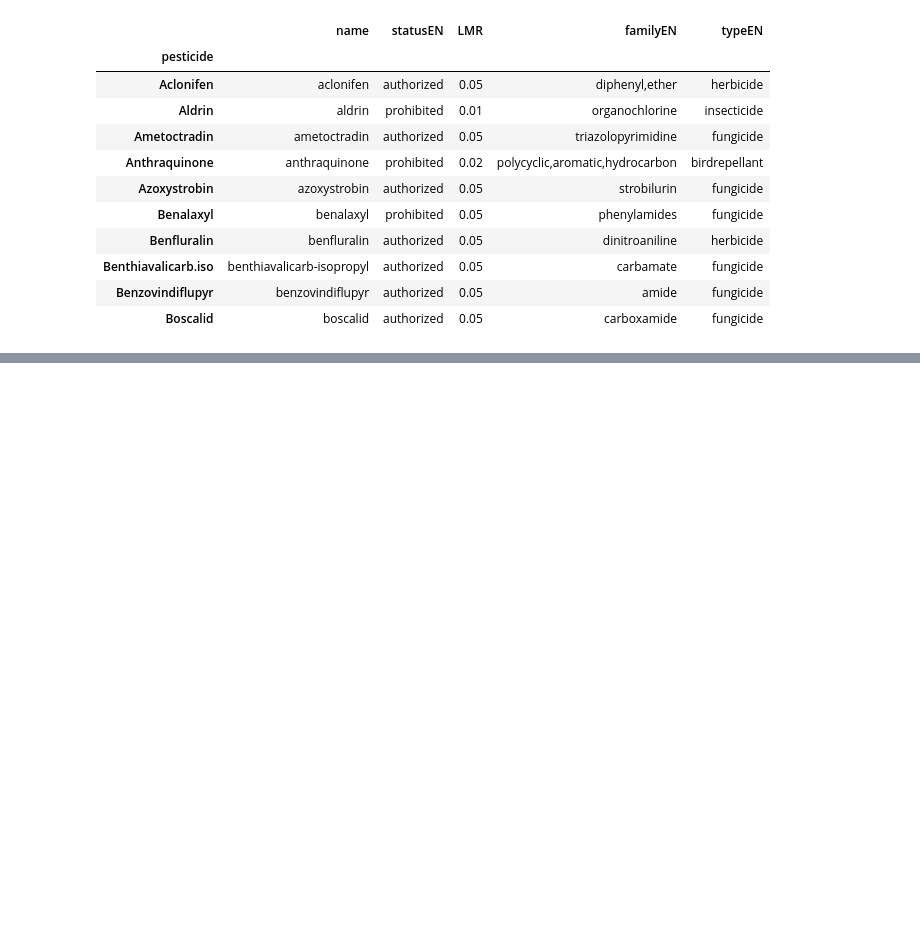
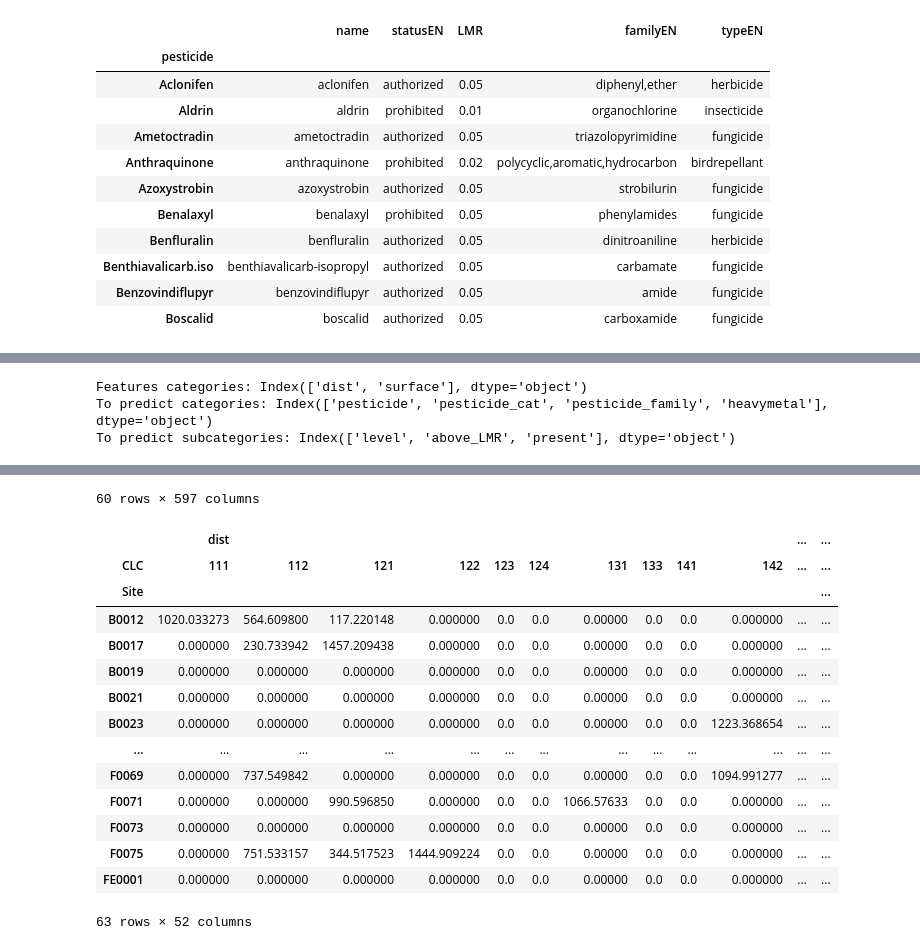
Before and after one commit to EbubekirKocadag/hackathon_beeodiversity, a Jupyter notebook: Draft_beeodiversity.ipynb, the cells around one changed output, grey strips where cells are left out. Saved outputs shown, nothing was run; the diff lists cells and outputs as text; code cells hidden in the pictures; blank space fills up the shorter version.

```diff
--- a/Draft_beeodiversity.ipynb
+++ b/Draft_beeodiversity.ipynb
@@ -21,3 +96,12 @@ def load_pesticides():
+# %%
+def get_phm_flags(phm_grouped, pesticide_cat, pesticides_family):
+    df = pd.concat([
+        get_pesticides_flags(phm_grouped, pesticide_cat, pesticides_family),
+        get_heavymetal_flags(phm_grouped),
+    ], axis=1)
+    # Drop LMR as it's not useful
+    df = df.drop(['LMR'], axis=1, level=1)
+    return df
 # %%
 abs_surfs = load_abs_surfs()
 abs_surfs.head(10)
@@ -52,0 +164,3 @@ pesticides.head(10)
+# %%
+disthive = load_disthive()
+disthive.head(10)
@@ -52,0 +180,3 @@ pesticides.head(10)
+# %%
+heavy_metal_periods = load_periods("HM")
+heavy_metal_periods.head(10)
@@ -52,0 +196,3 @@ pesticides.head(10)
+# %%
+pesticides_periods = load_periods("Pesticides")
+pesticides_periods.head(10)
@@ -52,0 +213,39 @@ pesticides.head(10)
+# %%
+distsurf = disthive.groupby(['Site', 'CLC']).mean().merge(abs_surfs, left_index=True, right_index=True)
+
+# Load historical data
+phm = pd.concat(
+    [pesticides_periods,
+    heavy_metal_periods],
+    axis=1,
+    keys=['pesticide','heavymetal'],
+)
+
+# Taking the max of the historical measurements
+phm_grouped = phm.groupby('Site').max().fillna(0)
+
+# Categorize pesticides
+pesticides_family = pd.DataFrame({'pesticide_family': pesticides[["familyEN"]].fillna("UNKNOWN").apply(lambda r: r[0].split(','), axis=1).explode()})
+pesticide_cat = pd.DataFrame({'pesticide_cat': pesticides[["typeEN"]].fillna("UNKNOWN").apply(lambda r: r[0].split(','), axis=1).explode()})
+
+# Pesticide and heavy metals flags
+phm_flags = get_phm_flags(phm_grouped, pesticide_cat, pesticides_family)
+
+# We've now got basic features and basic things to predict.
+# Next steps are to engineer these features, have a look at them and select a subset from the things to predict
+features = distsurf.unstack().fillna(0)
+
+# Contains the level, above_LMR, present for the pesticides, pesticides_category, pesticides_family, heavy_metal
+to_predict = phm_flags
+
+print("Features categories: " + str(features.columns.get_level_values(0).unique()))
+
+print("To predict categories: " + str(to_predict.columns.get_level_values(0).unique()))
+print("To predict subcategories: " + str(to_predict.columns.get_level_values(1).unique()))
+
+display(to_predict)
+display(features)
+# %% [output]
+Features categories: Index(['dist', 'surface'], dtype='object')
+To predict categories: Index(['pesticide', 'pesticide_cat', 'pesticide_family', 'heavymetal'], dtype='object')
+To predict subcategories: Index(['level', 'above_LMR', 'present'], dtype='object')
@@ -52,0 +272,16 @@ pesticides.head(10)
+60 rows × 597 columns
+|  | dist |  |  |  |  |  |  |  |  |  | ... | ... |
+| CLC | 111 | 112 | 121 | 122 | 123 | 124 | 131 | 133 | 141 | 142 | ... | ... |
+| Site |  |  |  |  |  |  |  |  |  |  |  | ... |
+| B0012 | 1020.033273 | 564.609800 | 117.220148 | 0.000000 | 0.0 | 0.0 | 0.00000 | 0.0 | 0.0 | 0.000000 | ... | ... |
+| B0017 | 0.000000 | 230.733942 | 1457.209438 | 0.000000 | 0.0 | 0.0 | 0.00000 | 0.0 | 0.0 | 0.000000 | ... | ... |
+| B0019 | 0.000000 | 0.000000 | 0.000000 | 0.000000 | 0.0 | 0.0 | 0.00000 | 0.0 | 0.0 | 0.000000 | ... | ... |
+| B0021 | 0.000000 | 0.000000 | 0.000000 | 0.000000 | 0.0 | 0.0 | 0.00000 | 0.0 | 0.0 | 0.000000 | ... | ... |
+| B0023 | 0.000000 | 0.000000 | 0.000000 | 0.000000 | 0.0 | 0.0 | 0.00000 | 0.0 | 0.0 | 1223.368654 | ... | ... |
+| ... | ... | ... | ... | ... | ... | ... | ... | ... | ... | ... | ... | ... |
+| F0069 | 0.000000 | 737.549842 | 0.000000 | 0.000000 | 0.0 | 0.0 | 0.00000 | 0.0 | 0.0 | 1094.991277 | ... | ... |
+| F0071 | 0.000000 | 0.000000 | 990.596850 | 0.000000 | 0.0 | 0.0 | 1066.57633 | 0.0 | 0.0 | 0.000000 | ... | ... |
+| F0073 | 0.000000 | 0.000000 | 0.000000 | 0.000000 | 0.0 | 0.0 | 0.00000 | 0.0 | 0.0 | 0.000000 | ... | ... |
+| F0075 | 0.000000 | 751.533157 | 344.517523 | 1444.909224 | 0.0 | 0.0 | 0.00000 | 0.0 | 0.0 | 0.000000 | ... | ... |
+| FE0001 | 0.000000 | 0.000000 | 0.000000 | 0.000000 | 0.0 | 0.0 | 0.00000 | 0.0 | 0.0 | 0.000000 | ... | ... |
+63 rows × 52 columns
```
Also changed, not shown: parts of 12 cells of this notebook.
